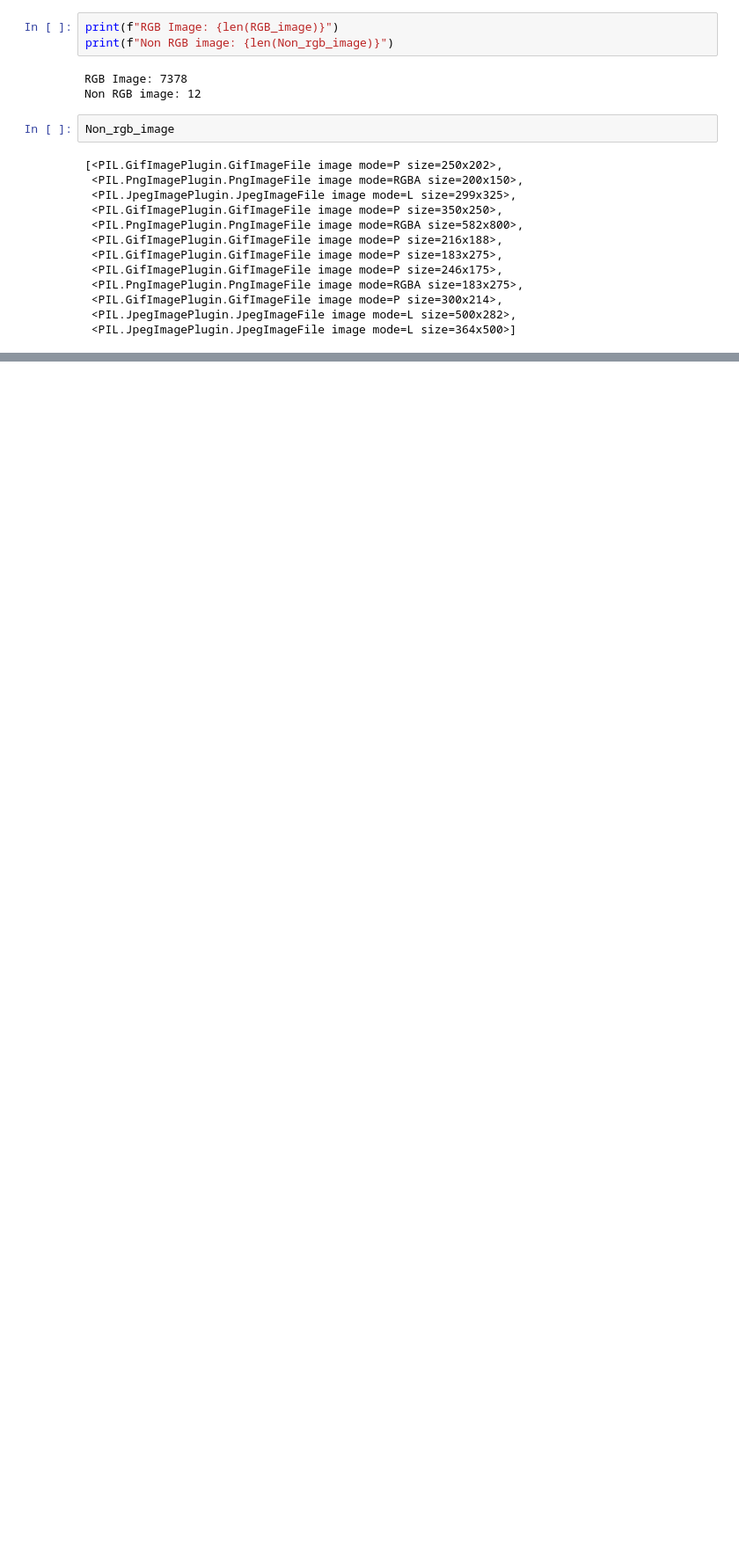
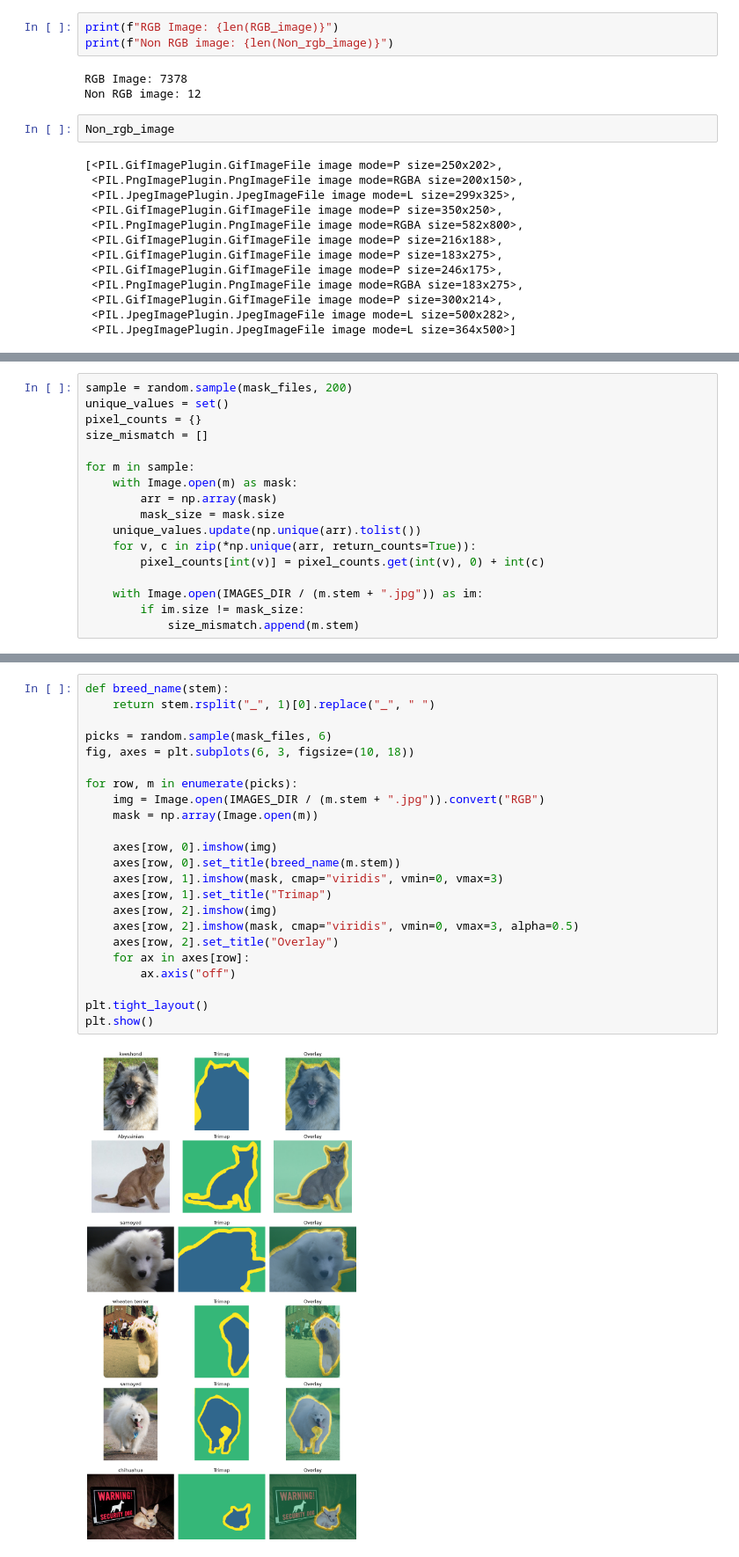
Before and after one commit to kunjagarwal-dev/U-Net_segementation_project, a Jupyter notebook: notebooks/01_data_exploration.ipynb, the cells around one changed output, grey strips where cells are left out. Shown at 88% size. Drawn from its saved outputs; the diff is of its cells as text; blank space fills up the shorter version.

Commit message:
add mask inspection and image-mask visualisation grid to exploration notebook

```diff
--- a/notebooks/01_data_exploration.ipynb
+++ b/notebooks/01_data_exploration.ipynb
@@ -107,0 +120,17 @@ Non_rgb_image
+# %%
+sample = random.sample(mask_files, 200)
+unique_values = set()
+pixel_counts = {}
+size_mismatch = []
+
+for m in sample:
+    with Image.open(m) as mask:
+        arr = np.array(mask)
+        mask_size = mask.size
+    unique_values.update(np.unique(arr).tolist())
+    for v, c in zip(*np.unique(arr, return_counts=True)):
+        pixel_counts[int(v)] = pixel_counts.get(int(v), 0) + int(c)
+
+    with Image.open(IMAGES_DIR / (m.stem + ".jpg")) as im:
+        if im.size != mask_size:
+            size_mismatch.append(m.stem)
@@ -107,0 +151,25 @@ Non_rgb_image
+# %%
+def breed_name(stem):
+    return stem.rsplit("_", 1)[0].replace("_", " ")
+
+picks = random.sample(mask_files, 6)
+fig, axes = plt.subplots(6, 3, figsize=(10, 18))
+
+for row, m in enumerate(picks):
+    img = Image.open(IMAGES_DIR / (m.stem + ".jpg")).convert("RGB")
+    mask = np.array(Image.open(m))
+
+    axes[row, 0].imshow(img)
+    axes[row, 0].set_title(breed_name(m.stem))
+    axes[row, 1].imshow(mask, cmap="viridis", vmin=0, vmax=3)
+    axes[row, 1].set_title("Trimap")
+    axes[row, 2].imshow(img)
+    axes[row, 2].imshow(mask, cmap="viridis", vmin=0, vmax=3, alpha=0.5)
+    axes[row, 2].set_title("Overlay")
+    for ax in axes[row]:
+        ax.axis("off")
+
+plt.tight_layout()
+plt.show()
+# %% [output]
+[figure, added]
```
Also changed, not shown: parts of 2 cells of this notebook.
